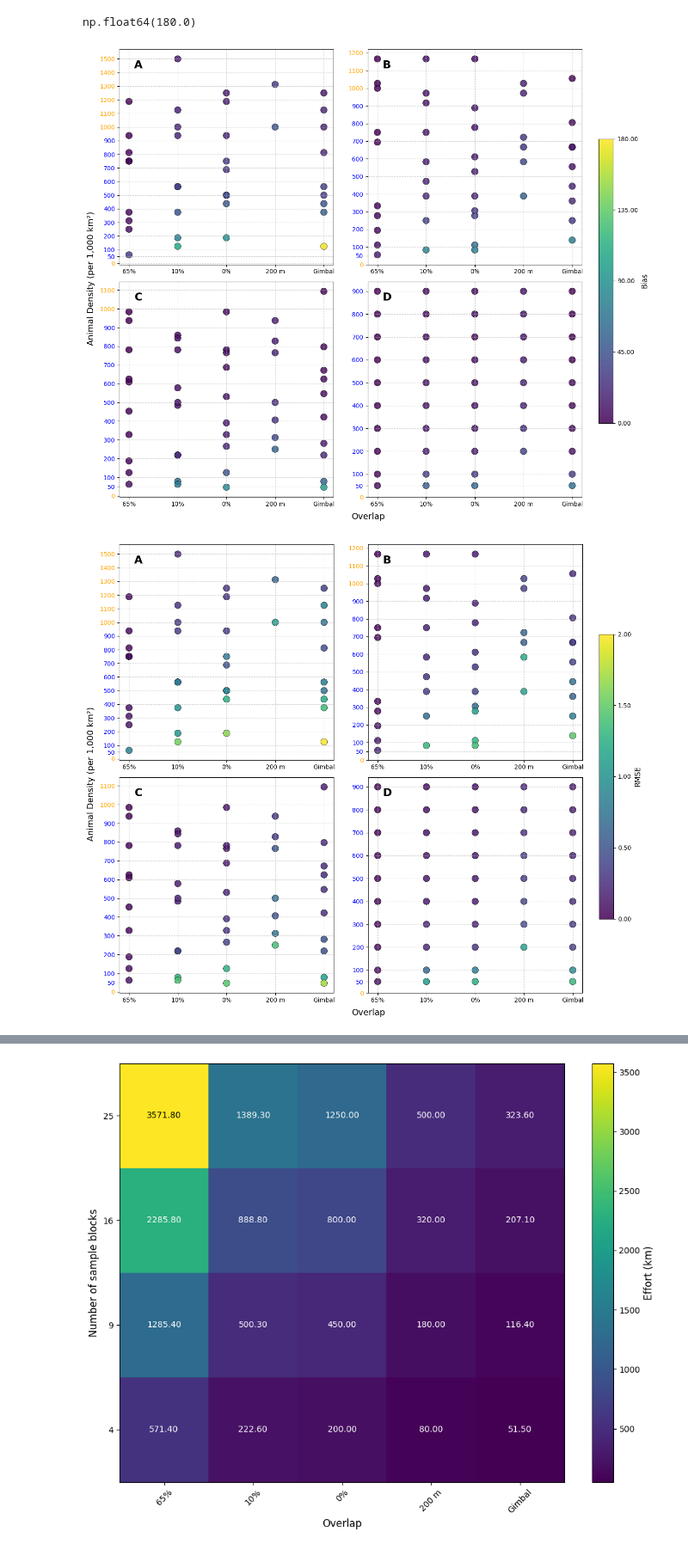
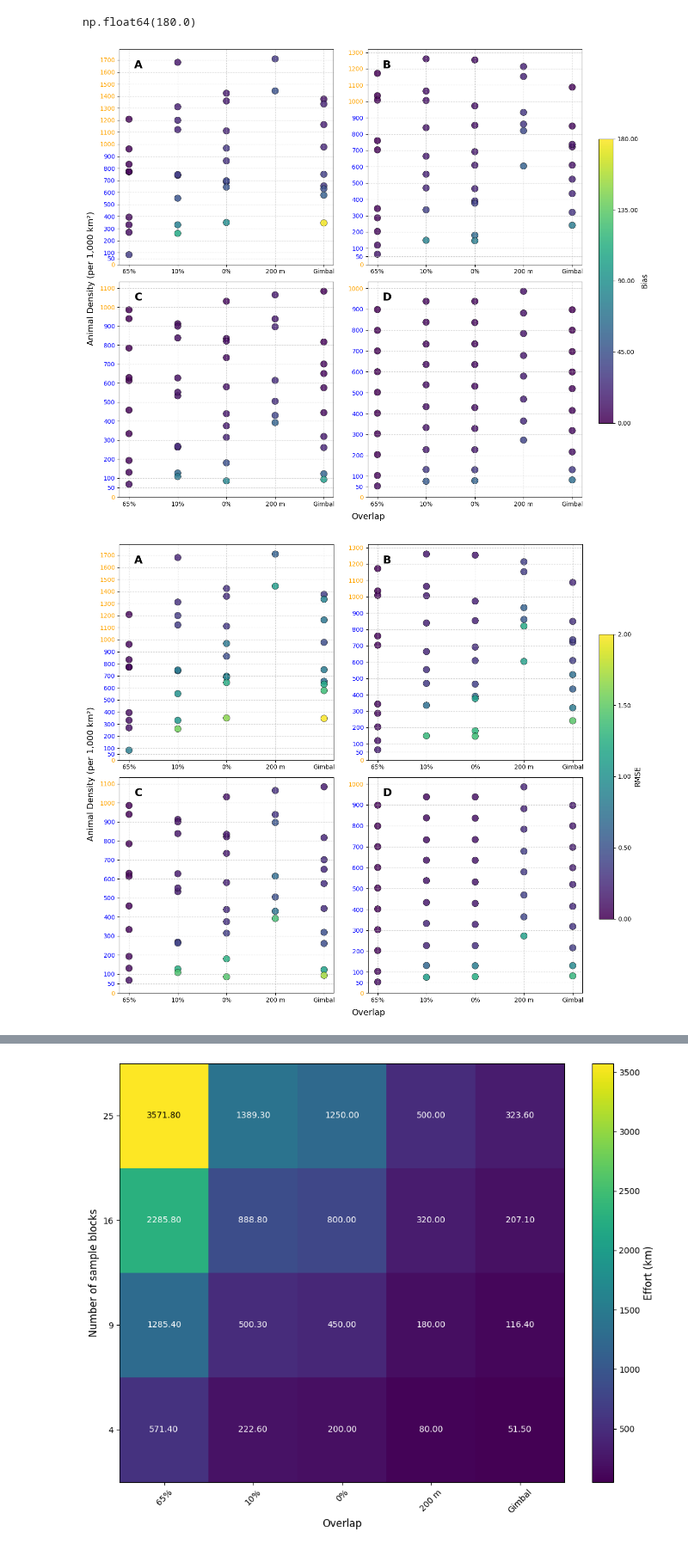
Before and after one commit to hambrecht/DroneSurveySimulator, a Jupyter notebook: Scripts/visualisation/vis_quadcopterFesability.ipynb, the cells around one changed output, grey strips where cells are left out. Shown at 86% size. Cells and saved outputs as stored; diff of their text form; code cells hidden in the pictures.

Commit message:
Added new summary plot

```diff
--- a/Scripts/visualisation/vis_quadcopterFesability.ipynb
+++ b/Scripts/visualisation/vis_quadcopterFesability.ipynb
@@ -113,7 +113,7 @@ for i, nsub in enumerate(unique_nsubplots):
 
     sc_x = ax.scatter(
         subset.loc[mask_x, 'Overlap_cat'],
-        subset.loc[mask_x, 'trueDensity'],
+        subset.loc[mask_x, 'Mean_estimated_Density'],
         c=subset.loc[mask_x, 'CV'],
         cmap=cmap,
         norm=norm,
@@ -121,12 +121,12 @@ for i, nsub in enumerate(unique_nsubplots):
         s=120,
         alpha=0.85,
         edgecolor='k',
-        linewidth=0.5,
+        linewidth=1.0,
         label='> 0.15'
     )
     sc_circle = ax.scatter(
         subset.loc[mask_circle, 'Overlap_cat'],
-        subset.loc[mask_circle, 'trueDensity'],
+        subset.loc[mask_circle, 'Mean_estimated_Density'],
         c=subset.loc[mask_circle, 'CV'],
         cmap=cmap,
         norm=norm,
@@ -229,7 +229,7 @@ for i, nsub in enumerate(unique_nsubplots):
 
     sc = ax.scatter(
         subset['Overlap_cat'],  # Add jitter to x-positions
-        subset['trueDensity'],
+        subset['Mean_estimated_Density'],
         c=abs(subset['Percent_Bias']),
         cmap=cmap,
         norm=norm,
@@ -284,7 +284,7 @@ plt.tight_layout(rect=[0.05, 0.05, 0.86, 0.95])
 plt.savefig(os.path.join('..', '..', 'Output', 'Plots', 'quadcopterFeasability_plot_2D_Bias_combined.png'), dpi=300)
 plt.show()
 # %% [output]
-[figure, old version]
+[figure, new version]
 # %%
 # Sort and extract unique subplot categories
 sorted_data = data.sort_values(by='NSubplots')
@@ -320,7 +320,7 @@ for i, nsub in enumerate(unique_nsubplots):
 
     sc = ax.scatter(
         subset['Overlap_cat'],
-        subset['trueDensity'],
+        subset['Mean_estimated_Density'],
         c=subset['RRMSE'],
         cmap=cmap,
         norm=norm,
@@ -346,31 +346,31 @@ for i, nsub in enumerate(unique_nsubplots):
     # Color y-axis tick labels
     for tick in ax.get_yticklabels():
         try:
             tick_value = int(tick.get_text())
             tick.set_color('blue' if tick_value in blue_ticks else 'orange')
         except ValueError:
             tick.set_color('orange')
 
     # Add subplot label
     ax.text(0.07, 0.95, subplot_labels[i], transform=ax.transAxes,
             fontsize=18, fontweight='bold', va='top', ha='left')
 
 # Shared axis labels
 fig.text(0.5, 0.04, 'Overlap', ha='center', fontsize=14)
 fig.text(0.04, 0.5, 'Animal Density (per 1,000 km²)', va='center', rotation='vertical', fontsize=14)
 
 # Define specific ticks for the colorbar (linearly spaced)
 max_val = round(sorted_data['RRMSE'].max(),0)
 cbar_ticks = np.linspace(0, max_val, 5)  # Create 5 evenly spaced ticks from 0 to max
 
 # Shared colorbar for RRMSE
 cbar = fig.colorbar(sc, ax=axs, orientation='vertical', pad=0.1, fraction=0.03, ticks=cbar_ticks)
 cbar.set_label('RMSE', fontsize=12)  # Removed log scale notation
 cbar.ax.tick_params(labelsize=10)
 cbar.ax.set_yticklabels([f'{x:.2f}' for x in cbar_ticks])  # Format with 2 decimal places
 
 plt.tight_layout(rect=[0.05, 0.05, 0.86, 0.95])
 plt.savefig(os.path.join('..', '..', 'Output', 'Plots', 'quadcopterFeasability_plot_2D_Bias_combined.png'), dpi=300)
 plt.show()
 # %% [output]
-[figure, old version]
+[figure, new version]
```
Also changed, not shown: parts of 5 cells of this notebook.
